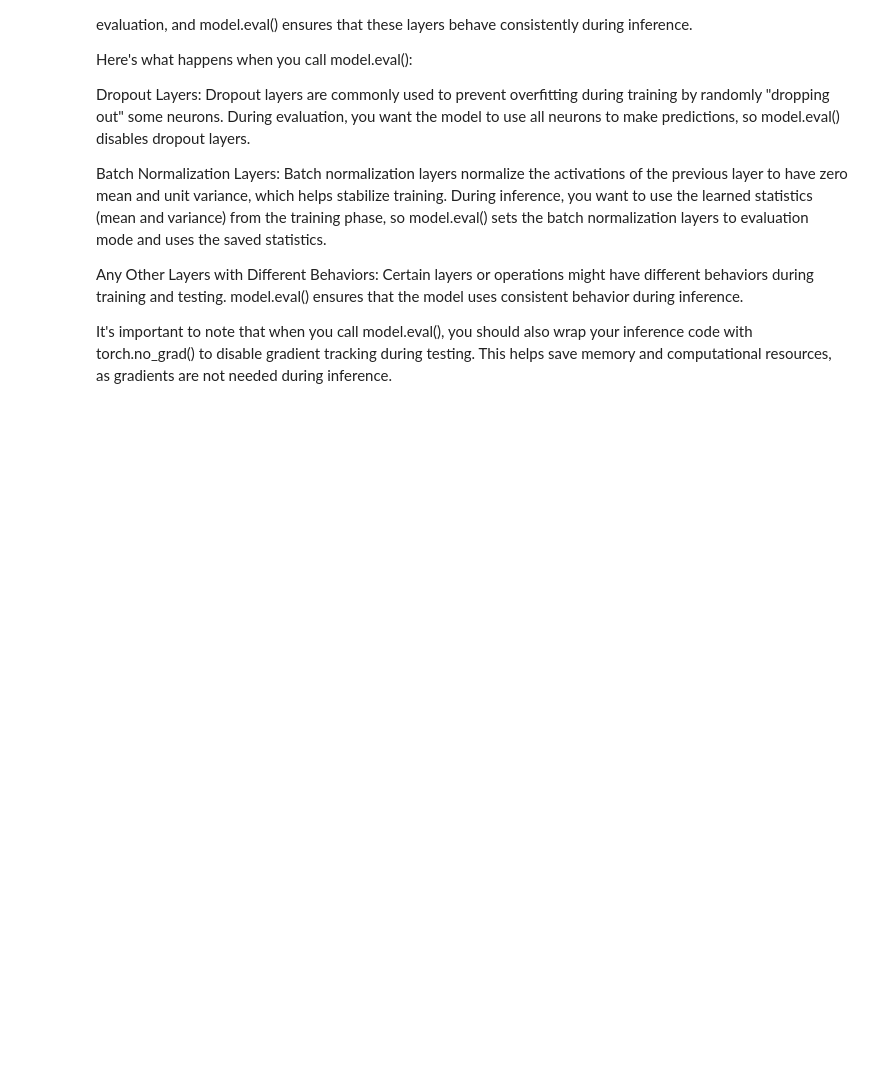
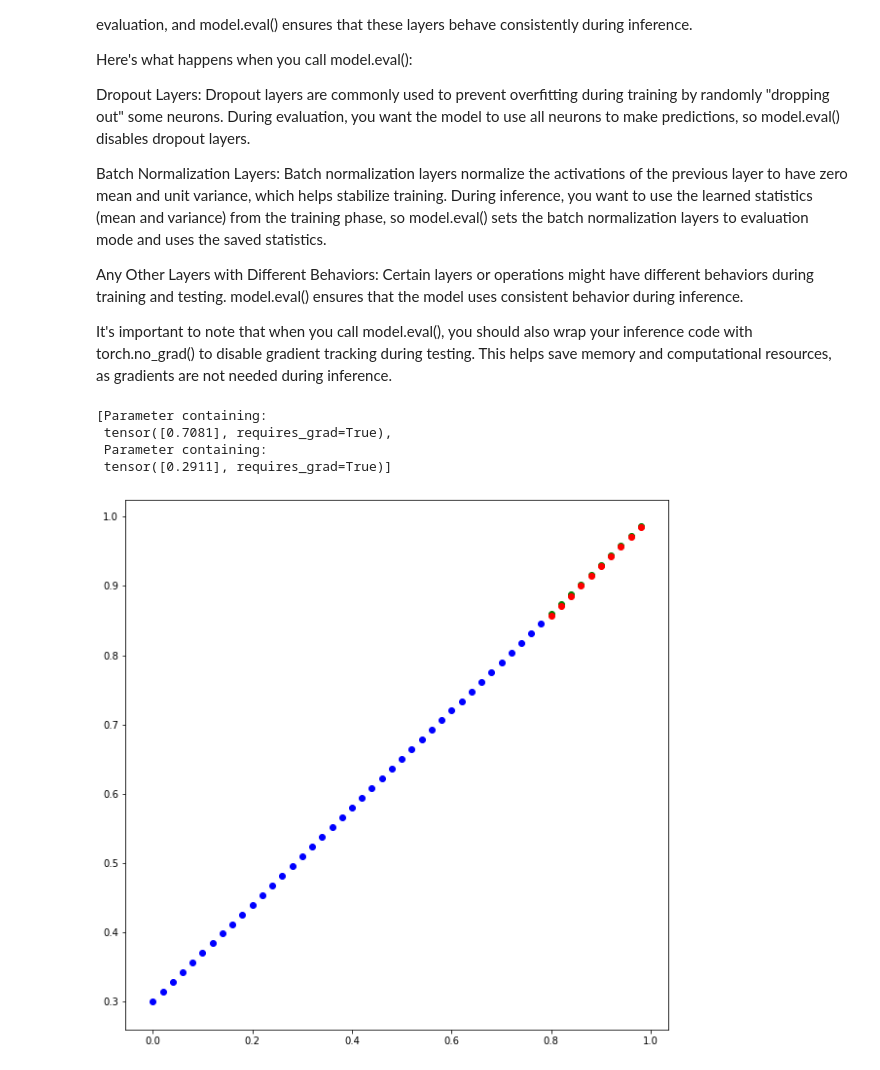
Before and after one commit to subhash137/pytorch, a Jupyter notebook: pytorch_workflow.ipynb, the cells around one changed output. Drawn from its saved outputs; the diff is of its cells as text; code cells hidden in the pictures; blank space fills up the shorter version.

```diff
--- a/pytorch_workflow.ipynb
+++ b/pytorch_workflow.ipynb
@@ -225,10 +225,13 @@ The loss.backward() method is used to backpropagate the loss through the model.
 
 The optimizer.step() method is used to update the parameters of the model. This is done by taking a step in the direction of the negative gradient of the loss.
 # %%
+torch.manual_seed(42)
 # one loop through data
-epochs = 1
+epochs = 100
 
-
+epoch_count = []
+train_loss = []
+test_loss = []
 # loop through data
 
 for epoch in range(epochs):
@@ -246,4 +249,12 @@ for epoch in range(epochs):
     # optimizer
 
     optimizer.step() # perform the gradient descent
-    model.eval()
+    model.eval()  # offs different things which are not needed for evaluation/testing
+    with torch.inference_mode():
+        epoch_count.append(epoch)
+        train_loss.append(loss.item())
+
+        y_pred3 = model(X_test)
+        loss_test = loss1(y_pred3, y_test)
+        test_loss.append(loss_test.item())
+        print("epoch ", epoch , "  loss  ---  ",loss , "  test loss  ---  ", loss_test)
@@ -280,3 +309,16 @@ Batch Normalization Layers: Batch normalization layers normalize the activations
 Any Other Layers with Different Behaviors: Certain layers or operations might have different behaviors during training and testing. model.eval() ensures that the model uses consistent behavior during inference.
 
 It's important to note that when you call model.eval(), you should also wrap your inference code with torch.no_grad() to disable gradient tracking during testing. This helps save memory and computational resources, as gradients are not needed during inference.
+# %%
+list(model.parameters())
+# %% [output]
+[Parameter containing:
+ tensor([0.7081], requires_grad=True),
+ Parameter containing:
+ tensor([0.2911], requires_grad=True)]
+# %%
+with torch.inference_mode():
+    y_preds3 = model(X_test)
+predictionss(X_train,y_train,X_test,y_test,predictions=y_preds3)
+# %% [output]
+[figure, added]
```
Also changed, not shown: parts of 15 cells of this notebook, 9 other files.
